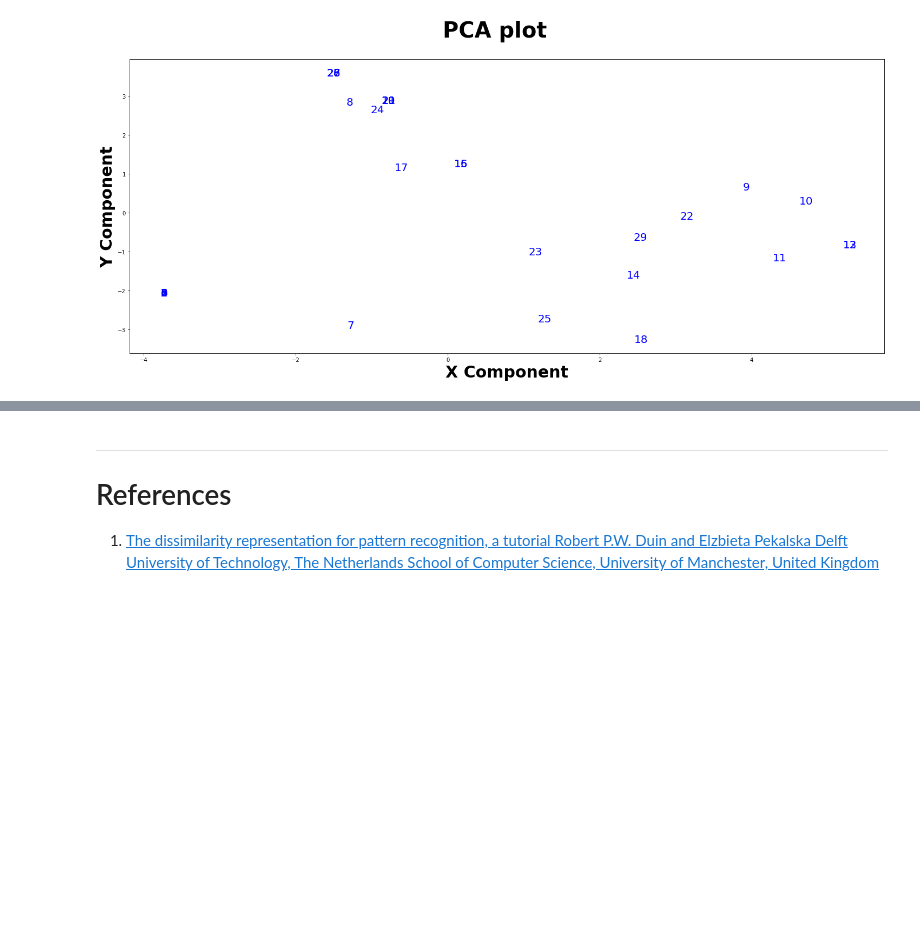
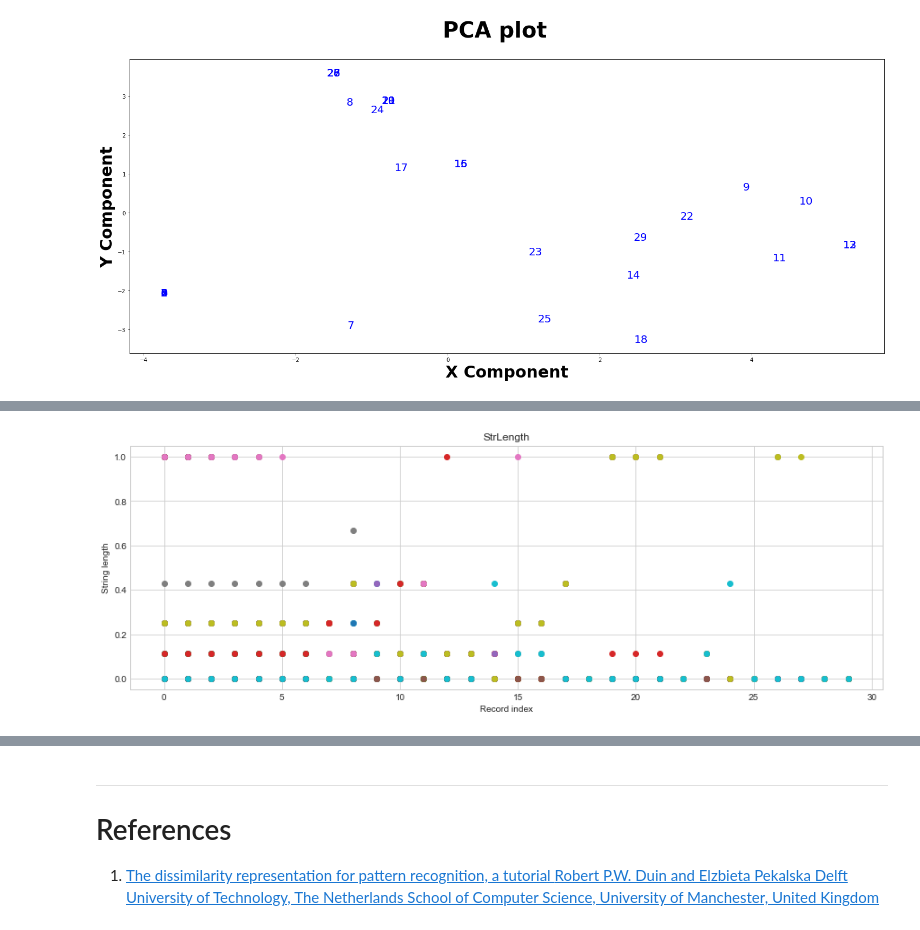
Before and after one commit to Nikoletos-K/WinnER, a Jupyter notebook: ToyDatasetJupyter.ipynb, the cells around one changed output, grey strips where cells are left out. Cells and saved outputs as stored; diff of their text form; code cells hidden in the pictures; blank space fills up the shorter version.

```diff
--- a/ToyDatasetJupyter.ipynb
+++ b/ToyDatasetJupyter.ipynb
@@ -123,7 +126,7 @@ from scipy import stats
 # %%
 class RankedWTAHash:
 
-  def __init__(self, max_numberOf_clusters, max_editDistance, windowSize, number_of_permutations=1, min_numOfNodes = 2, metric = 'kendal', similarityVectors='ranked', distanceMetric = 'edit', ngramms=3, similarityThreshold=None, maxOnly=None ):
+  def __init__(self, max_numberOf_clusters, max_editDistance, windowSize, number_of_permutations=1, min_numOfNodes = 2,distanceMetricEmbedding = 'l_inf', metric = 'kendal', similarityVectors='ranked', distanceMetric = 'edit', ngramms=3, similarityThreshold=None, maxOnly=None ):
     '''
       Constructor
     '''
@@ -140,6 +143,7 @@ class RankedWTAHash:
     self.similarityVectors = similarityVectors
     self.number_of_permutations = number_of_permutations
     self.distanceMetric = distanceMetric
+    self.distanceMetricEmbedding = distanceMetricEmbedding
     self.ngramms = ngramms
 
   def fit(self, X):
@@ -160,11 +164,10 @@ class RankedWTAHash:
       input_strings = list(X)
 
     # print(input_strings)
-    if self.distanceMetric == 'edit':
-      self.S_set = np.array(input_strings,dtype=object)
-    elif self.distanceMetric == 'jaccard':
+    self.S_set = np.array(input_strings,dtype=object)
+    if self.distanceMetric == 'jaccard':
       for i in range(0,len(input_strings)):
-        S_set[i] = set(nltk.ngrams(nltk.word_tokenize(data[i]), n=ngramms))
+        self.S_set[i] = set(nltk.ngrams(nltk.word_tokenize(data[i]), n=self.ngramms))
 
     # print(self.S_set)
 
@@ -371,9 +374,9 @@ class RankedWTAHash:
               distances_vector[clusterSet[str_inCluster]] = distance
 
       else:
-        print("set: ",clusterSet)
-        print("left: ",left_rep)
-        print("right: ",right_rep)
+#         print("set: ",clusterSet)
+#         print("left: ",left_rep)
+#         print("right: ",right_rep)
         if left_rep != None and right_rep == None:
           distances_vector[left_rep] = left_rep
           # print("l")
@@ -436,9 +439,9 @@ class RankedWTAHash:
   '''
   DistanceMetric(s,p,S,Prototypes): Implementation of equation (5)
   '''
-  def DistanceMetric(self, s, p, S, VantageObjects, pairDictionary, distanceMetricType = 'l_inf'):
+  def DistanceMetric(self, s, p, S, VantageObjects, pairDictionary, distanceMetricEmbedding = 'l_inf'):
 
-      if distanceMetricType == 'l_inf':
+      if distanceMetricEmbedding == 'l_inf':
           max_distance = None
 
           for pp in range(0,VantageObjects.size):
@@ -458,7 +461,7 @@ class RankedWTAHash:
       elif distanceMetricType == 'edit':
           return self.EditDistance(S[s],VantageObjects[p])
       elif distanceMetricType == 'jaccard':
-          return self.EditDistance(S[s],VantageObjects[p])
+          return jaccard_distance(S[s],VantageObjects[p])
 
 
   def dropNone(array):
@@ -479,6 +482,7 @@ class RankedWTAHash:
     numOfVectors = vectors.shape[0]
     vectorDim    = vectors.shape[1]
     mapping_matrix = np.zeros([numOfVectors,numOfVectors],dtype=np.int8)
+    self.similarityProb_matrix = np.zeros([numOfVectors,numOfVectors],dtype=np.float)
     mapping = {}
 
     # Loop for every bucket
@@ -516,7 +520,7 @@ class RankedWTAHash:
           else:
             print("Please choose metric")
 
-
+          self.similarityProb_matrix[v_vector_id][i_vector_id] = similarity_prob
           # if v_vector_id == 0:
           #   print(v_vector_id, i_vector_id," : ",similarity_prob )
           if similarity_prob > threshold or maxOnly:
@@ -1003,0 +1093,9 @@ pcaComponents = PCA_SpaceVisualization(model.rankedVectors)
+# %%
+plt.figure(figsize=(15,5))
+plt.plot(model.similarityProb_matrix,'o')
+plt.xlabel("Record index")
+plt.ylabel("String length")
+plt.title("StrLength")
+plt.show()
+# %% [output]
+[figure, added]
```
Also changed, not shown: parts of 12 cells of this notebook.
